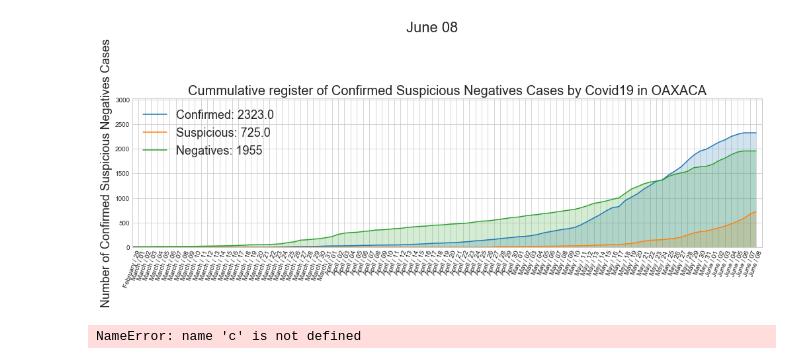
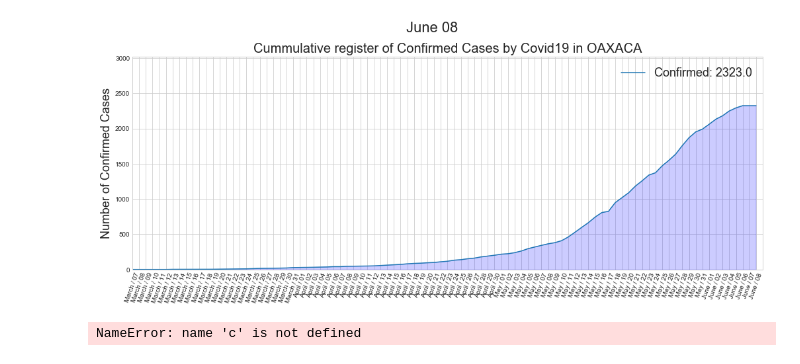
Before and after one commit to mesielepush/Animations-of-Mexico-s-Covid19-official-data, a Jupyter notebook: Animations for Mexico Covid19 official Data.ipynb, the cells around one changed output. Cells and saved outputs as stored; diff of their text form; code cells hidden in the pictures.

```diff
--- a/Animations for Mexico Covid19 official Data.ipynb
+++ b/Animations for Mexico Covid19 official Data.ipynb
@@ -16,7 +16,8 @@ sufx_dict = {
     'Deaths': 'Casos_Diarios_Estado_Nacional_Defunciones_2020',
     'Confirmed': 'Casos_Diarios_Estado_Nacional_Confirmados_2020',
     'Suspicious': 'Casos_Diarios_Estado_Nacional_Sospechosos_2020',
-    'Negatives': 'Casos_Diarios_Estado_Nacional_Negativos_2020'
+    'Negatives': 'Casos_Diarios_Estado_Nacional_Negativos_2020',
+    'Actives': 'COVID19MEXICO.csv'
 }
 
 def clean_nan(array):
@@ -104,10 +105,10 @@ def plot_multi_discrete(index, plot_index, plot_data, days, dtypes, state, max_d
     plt.rcParams['figure.figsize'] = (14,6)
     plt.rcParams['figure.constrained_layout.use']=True
 
-    plt.title(f'Daily {dtypes} Cases for Covid19 in Nacional', fontsize = 20)
+    plt.title(f'Daily {dtypes} Cases for Covid19 in {state}', fontsize = 20)
     plt.ylabel(f'Number of Cases', fontsize=18)
     plt.ylim(0,max_day+(max_day*0.3))
-    plt.xlim(0,len(plot_index))
+    plt.xlim(trim,len(plot_index))
     plt.xticks(rotation=70)
     for data in plot_data.keys():
         plt.bar(plot_index,plot_data[data], label = f'Number of {data} Cases: {max(clean_nan(np.array(plot_data[data])))}',alpha=0.4)
@@ -307,11 +308,11 @@ def make_animation(data_dir, dtype, state, trim=0):
         make_mp4(state,dtype,max_date)
 # %%
 make_animation(data_dir = data_dir,
-               dtype     = ['Confirmed','Suspicious', 'Negatives'],
+               dtype     = 'Confirmed',
                state    = 'OAXACA',
                trim=60)
 # %% [output]
-[figure, old version]
+[figure, new version]
 # %%
 d = {}
 for ind,i in enumerate(c):
```
Also changed, not shown: parts of 1 cell of this notebook.
